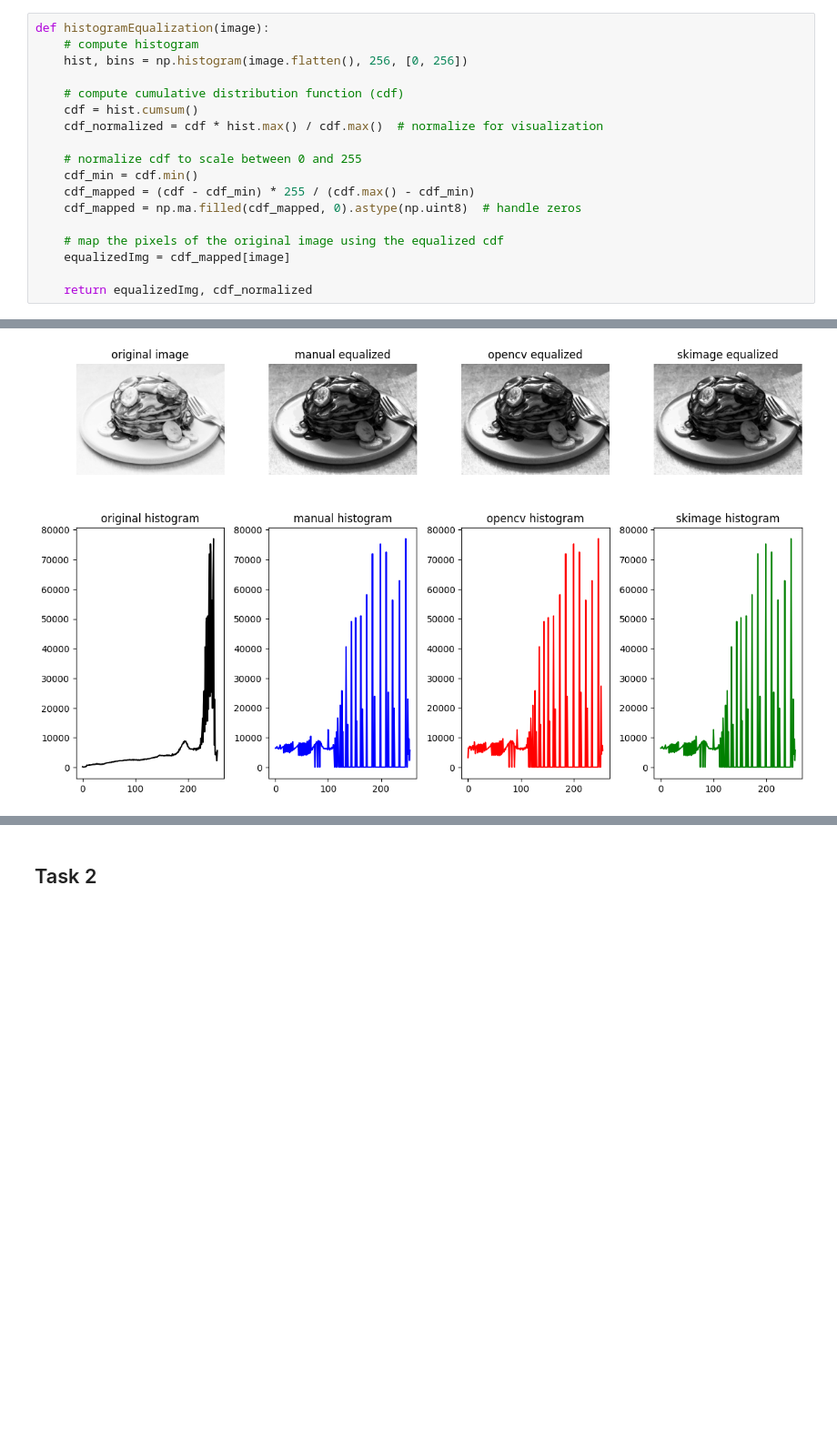
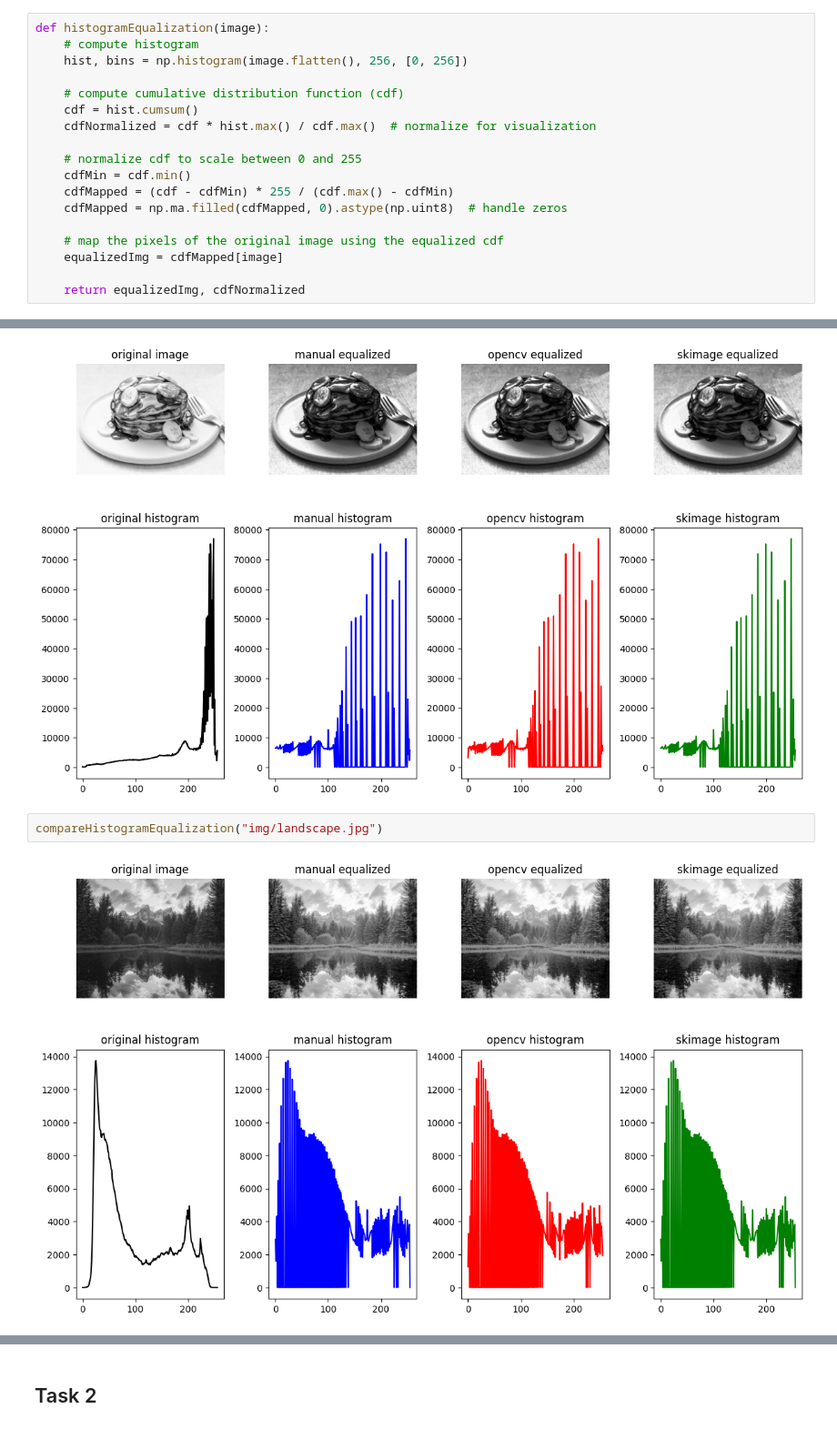
Before and after one commit to bl33h/equalizationAndSegmentation, a Jupyter notebook: src/equalizationAndSegmentation.ipynb, the cells around one changed output, grey strips where cells are left out. Shown at 91% size. Cells and saved outputs as stored; diff of their text form; blank space fills up the shorter version.

```diff
--- a/src/equalizationAndSegmentation.ipynb
+++ b/src/equalizationAndSegmentation.ipynb
@@ -21,17 +21,17 @@ def histogramEqualization(image):
 
     # compute cumulative distribution function (cdf)
     cdf = hist.cumsum()
-    cdf_normalized = cdf * hist.max() / cdf.max()  # normalize for visualization
+    cdfNormalized = cdf * hist.max() / cdf.max()  # normalize for visualization
 
     # normalize cdf to scale between 0 and 255
-    cdf_min = cdf.min()
-    cdf_mapped = (cdf - cdf_min) * 255 / (cdf.max() - cdf_min)
-    cdf_mapped = np.ma.filled(cdf_mapped, 0).astype(np.uint8)  # handle zeros
+    cdfMin = cdf.min()
+    cdfMapped = (cdf - cdfMin) * 255 / (cdf.max() - cdfMin)
+    cdfMapped = np.ma.filled(cdfMapped, 0).astype(np.uint8)  # handle zeros
 
     # map the pixels of the original image using the equalized cdf
-    equalizedImg = cdf_mapped[image]
+    equalizedImg = cdfMapped[image]
 
-    return equalizedImg, cdf_normalized
+    return equalizedImg, cdfNormalized
 # %%
 def compareHistogramEqualization(imagePath):
     """
@@ -111,3 +111,7 @@ compareHistogramEqualization("img/dog.jpg")
 compareHistogramEqualization("img/pancakes.jpg")
 # %% [output]
 [figure]
+# %%
+compareHistogramEqualization("img/landscape.jpg")
+# %% [output]
+[figure, added]
```
Also changed, not shown: parts of 1 cell of this notebook, 1 other file.
